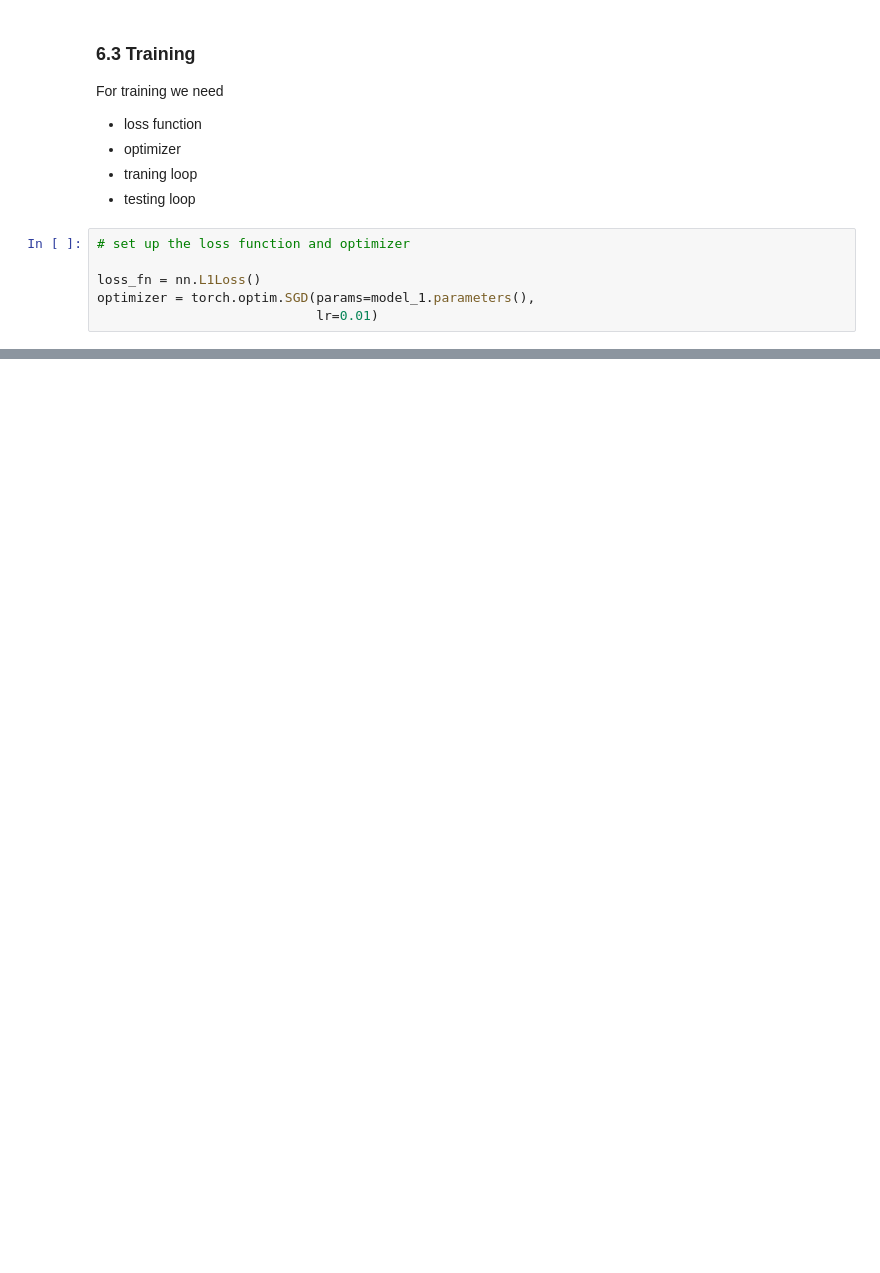
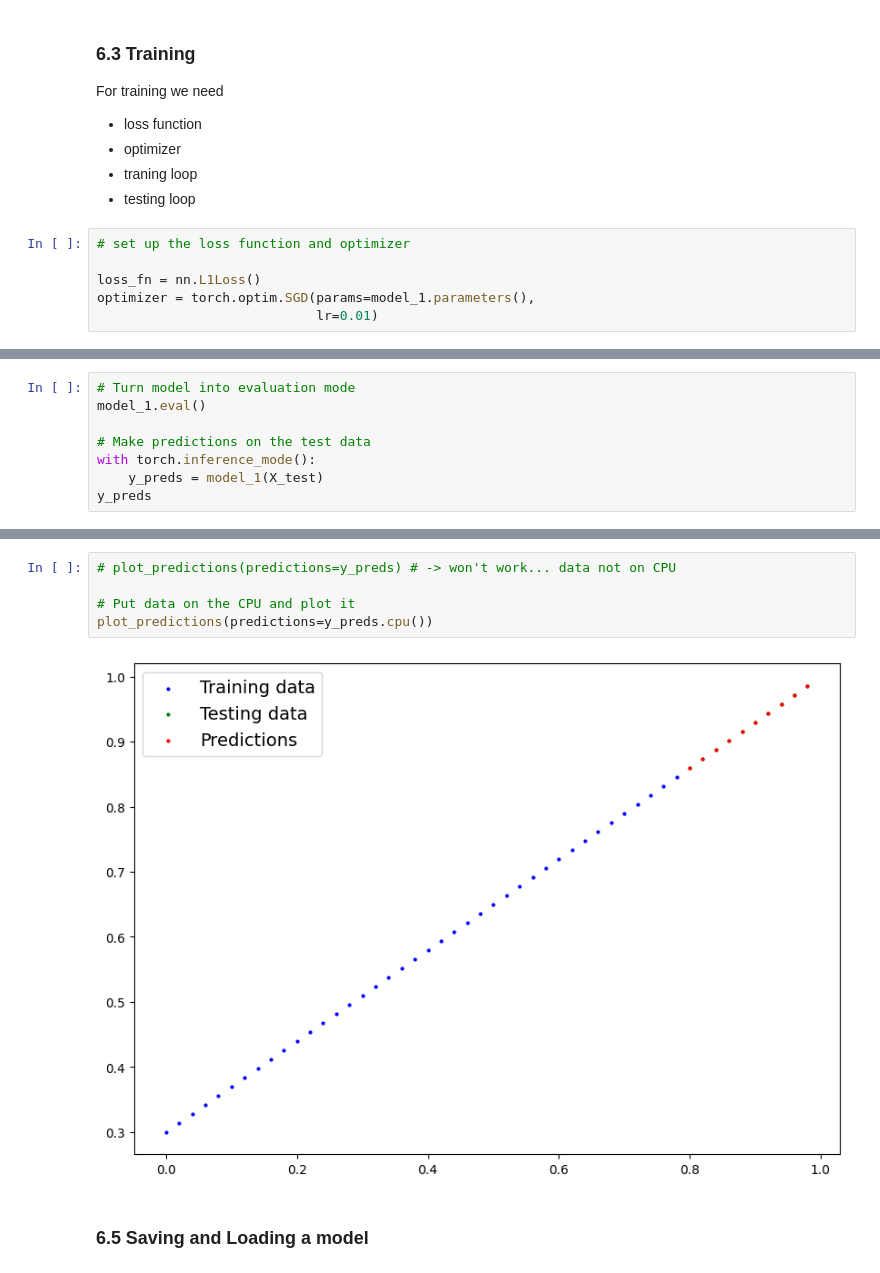
Before and after one commit to lirichardil/PyTorch, a Jupyter notebook: 01_PyTorch_Workflow_Fundamentals.ipynb, the cells around one changed output, grey strips where cells are left out. Cells and saved outputs as stored; diff of their text form; blank space fills up the shorter version.

```diff
--- a/01_PyTorch_Workflow_Fundamentals.ipynb
+++ b/01_PyTorch_Workflow_Fundamentals.ipynb
@@ -842,0 +829,8 @@ for epoch in range(epochs):
+# %%
+# Turn model into evaluation mode
+model_1.eval()
+
+# Make predictions on the test data
+with torch.inference_mode():
+    y_preds = model_1(X_test)
+y_preds
@@ -842,0 +854,9 @@ for epoch in range(epochs):
+# %%
+# plot_predictions(predictions=y_preds) # -> won't work... data not on CPU
+
+# Put data on the CPU and plot it
+plot_predictions(predictions=y_preds.cpu())
+# %% [output]
+[figure, added]
+# %% [markdown]
+### 6.5 Saving and Loading a model
```
Also changed, not shown: parts of 14 cells of this notebook, 1 other file.
